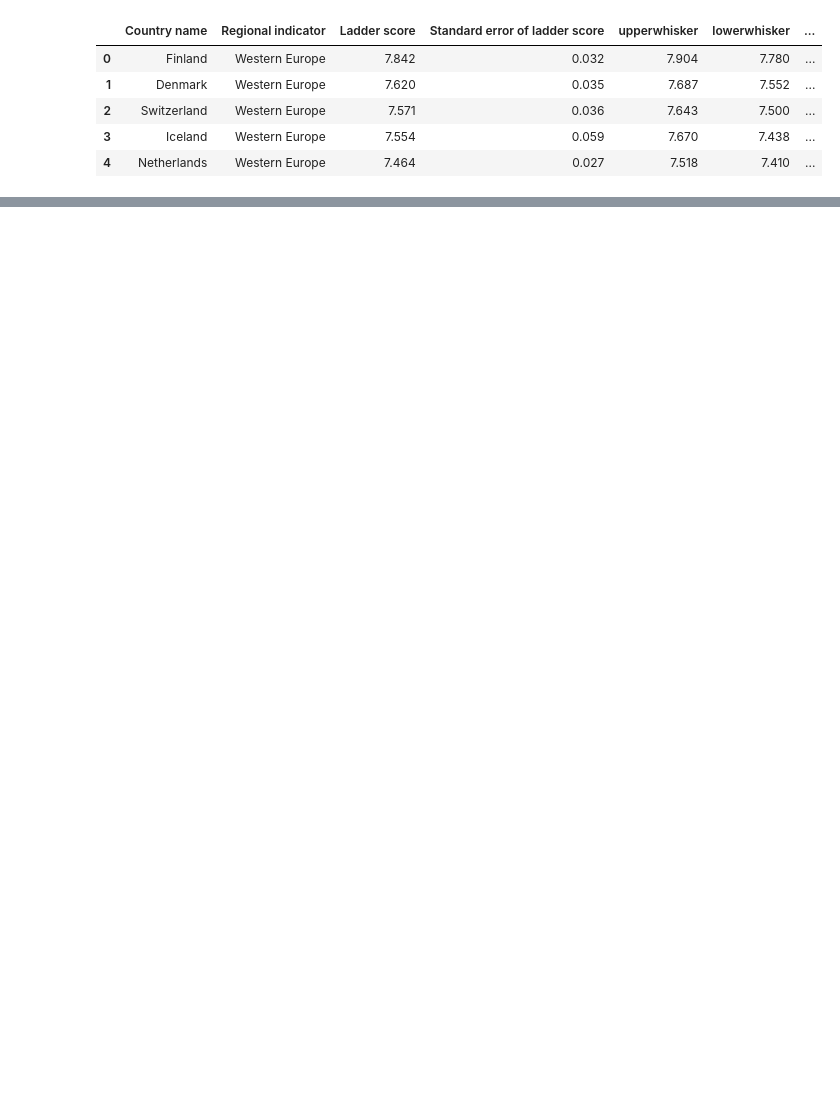
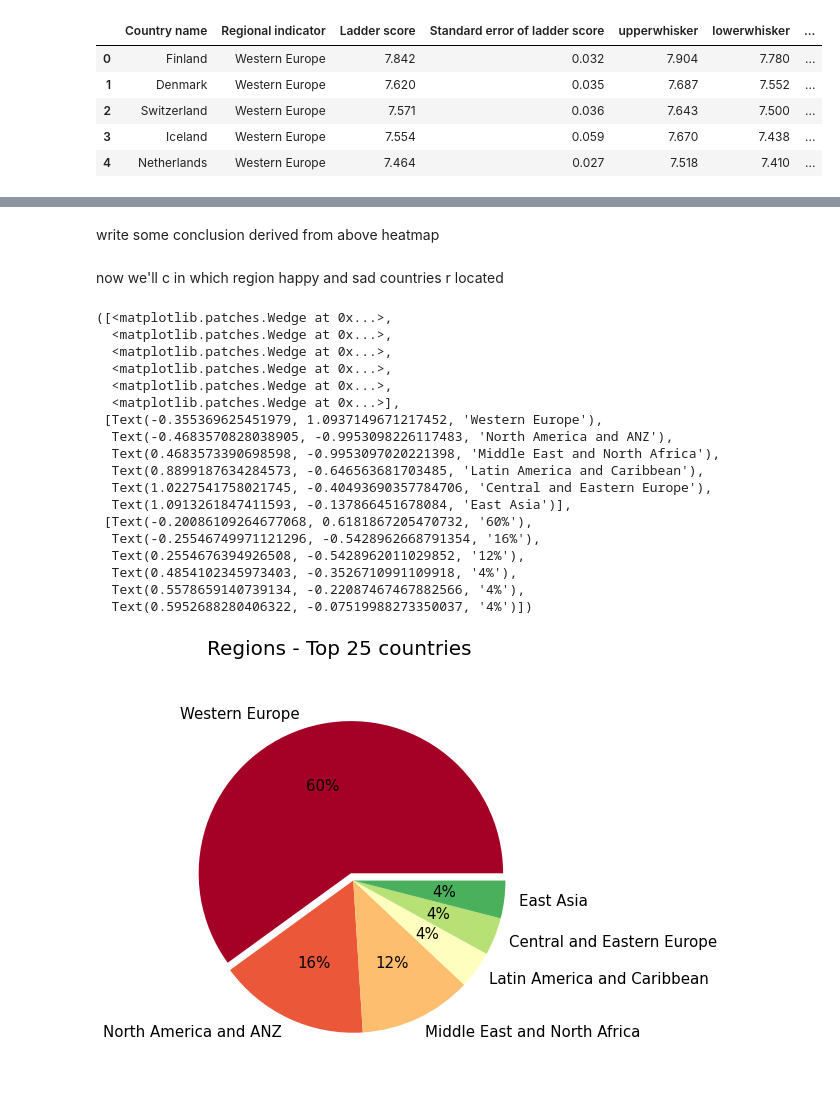
Before and after one commit to JyotsnaBN/EDA_World_Happiness_Report, a Jupyter notebook: file1.ipynb, the cells around one changed output, grey strips where cells are left out. Drawn from its saved outputs; the diff is of its cells as text; code cells hidden in the pictures; blank space fills up the shorter version.

```diff
--- a/file1.ipynb
+++ b/file1.ipynb
@@ -103,4 +40,4 @@ report.head()
 # %%
 list1 = list(range(1,150))
 report['Rank'] = list1
-report.set_index("Rank")
+report = report.set_index("Rank")
@@ -175,0 +80,19 @@ for col in rep_cols:
+# %%
+top_25 = report.head(25)
+top_25 = top_25.drop(['Standard error of ladder score',
+        'upperwhisker', 'lowerwhisker',
+        'Ladder score in Dystopia',
+        'Explained by: Log GDP per capita',
+        'Explained by: Social support',
+        'Explained by: Healthy life expectancy',
+        'Explained by: Freedom to make life choices',
+        'Explained by: Generosity', 'Explained by: Perceptions of corruption',
+        'Dystopia + residual'],1)
+#we keep only imp cols
+# %%
+#there were extra spaces in the name of countries so deleting that
+countries.replace(r"^ +| +$", r"", regex=True, inplace=True)
+#extracting only country name and population to make thibgs easy
+country_pop = countries[['Country','Population']]
+country_pop = country_pop.rename(columns={"Country": "Country name"})
+country_pop
@@ -175,0 +115,8 @@ for col in rep_cols:
+# %%
+#we merge both to add population
+res = pd.merge(top_25, country_pop, on='Country name')
+top_25 = res
+list1 = list(range(1,26))
+top_25['Rank'] = list1
+top_25 = top_25.set_index("Rank")
+top_25
@@ -175,0 +248,37 @@ for col in rep_cols:
+# %% [markdown]
+write some conclusion derived from above heatmap
+# %% [markdown]
+now we'll c in which region happy and sad countries r located
+# %%
+top_25_RI = top_25['Regional indicator'].value_counts()
+
+from matplotlib import pyplot as plt
+theme = plt.get_cmap('RdYlGn')
+textprops = {"fontsize":15}
+explode = (0.05, 0, 0, 0, 0, 0)
+
+fig, ax = plt.subplots(figsize =(15, 7))
+ax.set_prop_cycle("color", [theme(1. * i / 6)
+                             for i in range(6)])
+fig.suptitle('Regions - Top 25 countries', fontsize=20)
+plt.pie(top_25_RI, explode = explode, autopct='%1.0f%%', labels = top_25_RI.index, textprops = textprops)
+# %% [output]
+([<matplotlib.patches.Wedge at 0x...>,
+  <matplotlib.patches.Wedge at 0x...>,
+  <matplotlib.patches.Wedge at 0x...>,
+  <matplotlib.patches.Wedge at 0x...>,
+  <matplotlib.patches.Wedge at 0x...>,
+  <matplotlib.patches.Wedge at 0x...>],
+ [Text(-0.355369625451979, 1.0937149671217452, 'Western Europe'),
+  Text(-0.4683570828038905, -0.9953098226117483, 'North America and ANZ'),
+  Text(0.4683573390698598, -0.9953097020221398, 'Middle East and North Africa'),
+  Text(0.8899187634284573, -0.646563681703485, 'Latin America and Caribbean'),
+  Text(1.0227541758021745, -0.40493690357784706, 'Central and Eastern Europe'),
+  Text(1.0913261847411593, -0.137866451678084, 'East Asia')],
+ [Text(-0.20086109264677068, 0.6181867205470732, '60%'),
+  Text(-0.25546749971121296, -0.5428962668791354, '16%'),
+  Text(0.2554676394926508, -0.5428962011029852, '12%'),
+  Text(0.4854102345973403, -0.3526710991109918, '4%'),
+  Text(0.5578659140739134, -0.22087467467882566, '4%'),
+  Text(0.5952688280406322, -0.07519988273350037, '4%')])
+[figure, added]
```
Also changed, not shown: parts of 36 cells of this notebook.
